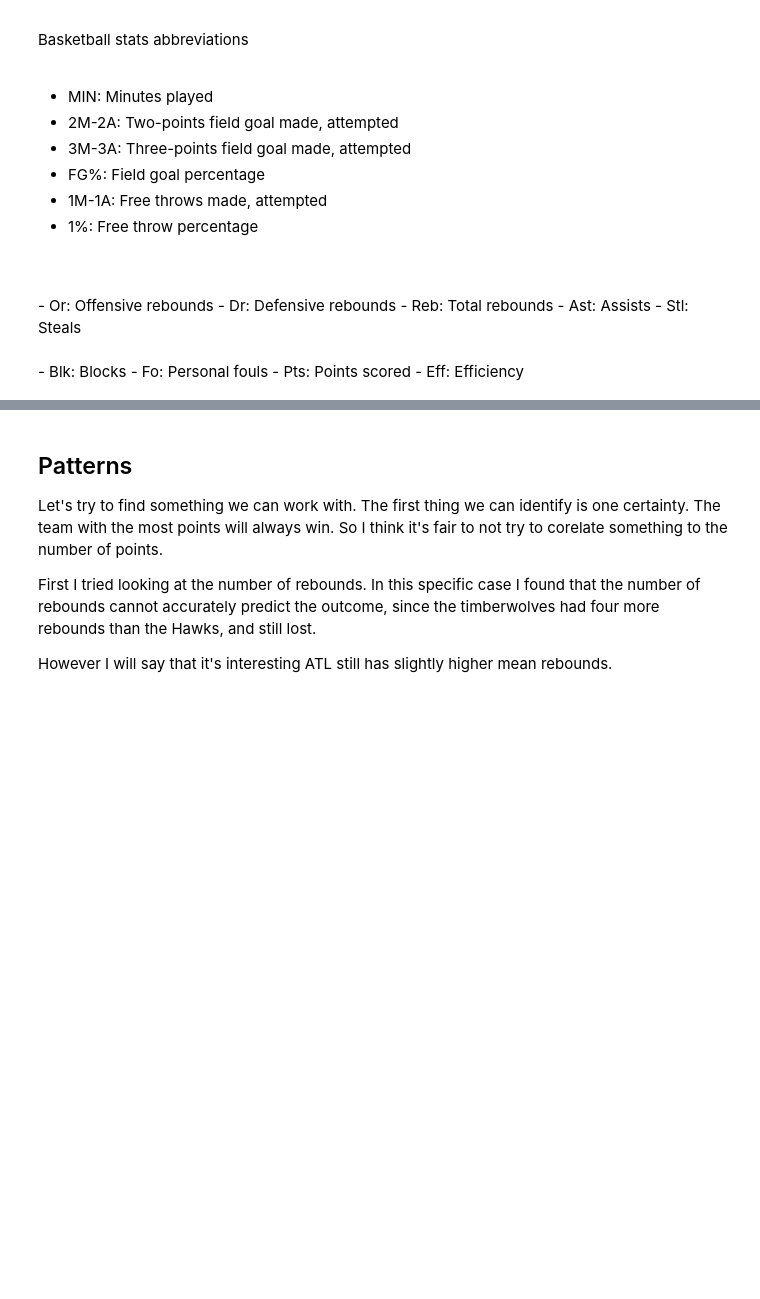
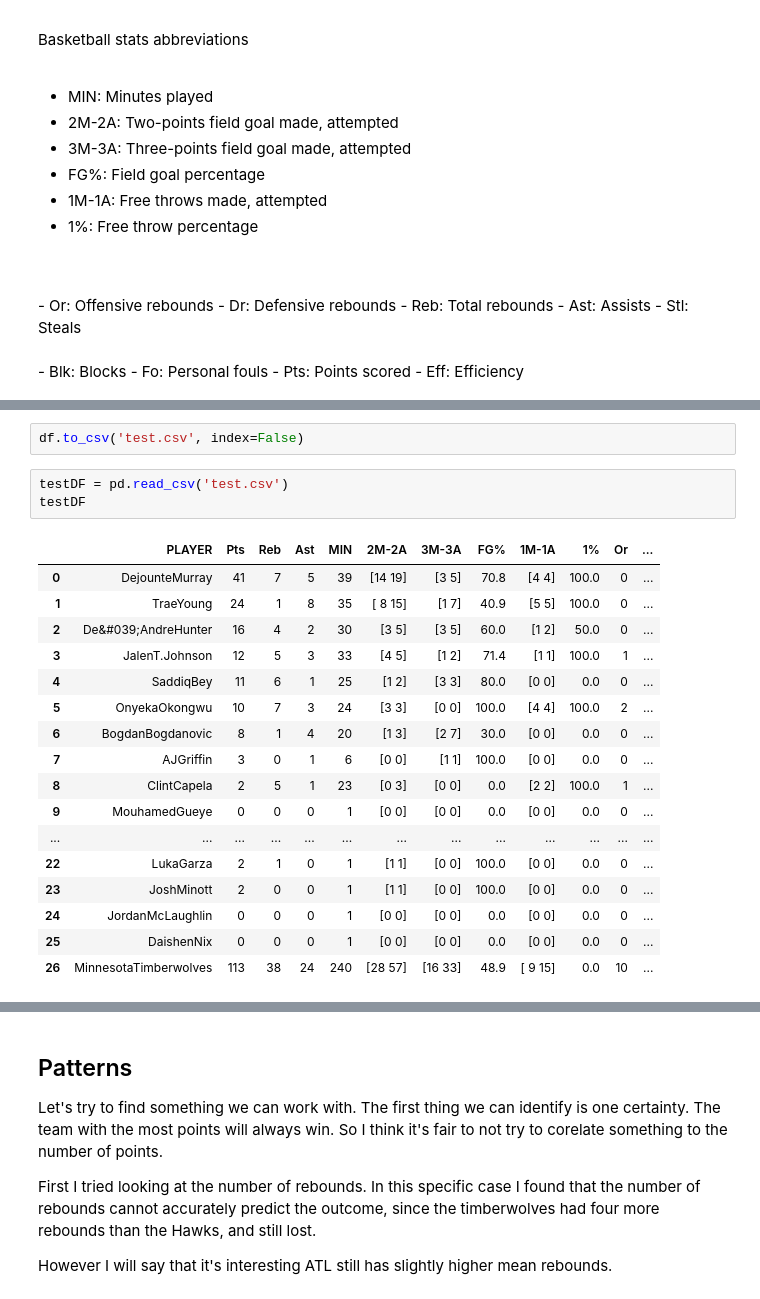
Before and after one commit to flannelmonke/HoopsForecast_Pro, a Jupyter notebook: 2_Data_Preprocessing/Data_Pre_Processing.ipynb, the cells around one changed output, grey strips where cells are left out. Saved outputs shown, nothing was run; the diff lists cells and outputs as text; blank space fills up the shorter version.

```diff
--- a/2_Data_Preprocessing/Data_Pre_Processing.ipynb
+++ b/2_Data_Preprocessing/Data_Pre_Processing.ipynb
@@ -55,0 +108,23 @@ df
+# %%
+df.to_csv('test.csv', index=False)
+# %%
+testDF = pd.read_csv('test.csv')
+testDF
+# %% [output]
+|  | PLAYER | Pts | Reb | Ast | MIN | 2M-2A | 3M-3A | FG% | 1M-1A | 1% | Or | ... |
+| 0 | DejounteMurray | 41 | 7 | 5 | 39 | [14 19] | [3 5] | 70.8 | [4 4] | 100.0 | 0 | ... |
+| 1 | TraeYoung | 24 | 1 | 8 | 35 | [ 8 15] | [1 7] | 40.9 | [5 5] | 100.0 | 0 | ... |
+| 2 | De&#039;AndreHunter | 16 | 4 | 2 | 30 | [3 5] | [3 5] | 60.0 | [1 2] | 50.0 | 0 | ... |
+| 3 | JalenT.Johnson | 12 | 5 | 3 | 33 | [4 5] | [1 2] | 71.4 | [1 1] | 100.0 | 1 | ... |
+| 4 | SaddiqBey | 11 | 6 | 1 | 25 | [1 2] | [3 3] | 80.0 | [0 0] | 0.0 | 0 | ... |
+| 5 | OnyekaOkongwu | 10 | 7 | 3 | 24 | [3 3] | [0 0] | 100.0 | [4 4] | 100.0 | 2 | ... |
+| 6 | BogdanBogdanovic | 8 | 1 | 4 | 20 | [1 3] | [2 7] | 30.0 | [0 0] | 0.0 | 0 | ... |
+| 7 | AJGriffin | 3 | 0 | 1 | 6 | [0 0] | [1 1] | 100.0 | [0 0] | 0.0 | 0 | ... |
+| 8 | ClintCapela | 2 | 5 | 1 | 23 | [0 3] | [0 0] | 0.0 | [2 2] | 100.0 | 1 | ... |
+| 9 | MouhamedGueye | 0 | 0 | 0 | 1 | [0 0] | [0 0] | 0.0 | [0 0] | 0.0 | 0 | ... |
+| ... | ... | ... | ... | ... | ... | ... | ... | ... | ... | ... | ... | ... |
+| 22 | LukaGarza | 2 | 1 | 0 | 1 | [1 1] | [0 0] | 100.0 | [0 0] | 0.0 | 0 | ... |
+| 23 | JoshMinott | 2 | 0 | 0 | 1 | [1 1] | [0 0] | 100.0 | [0 0] | 0.0 | 0 | ... |
+| 24 | JordanMcLaughlin | 0 | 0 | 0 | 1 | [0 0] | [0 0] | 0.0 | [0 0] | 0.0 | 0 | ... |
+| 25 | DaishenNix | 0 | 0 | 0 | 1 | [0 0] | [0 0] | 0.0 | [0 0] | 0.0 | 0 | ... |
+| 26 | MinnesotaTimberwolves | 113 | 38 | 24 | 240 | [28 57] | [16 33] | 48.9 | [ 9 15] | 0.0 | 10 | ... |
```
Also changed, not shown: parts of 9 cells of this notebook, 2 other files.
